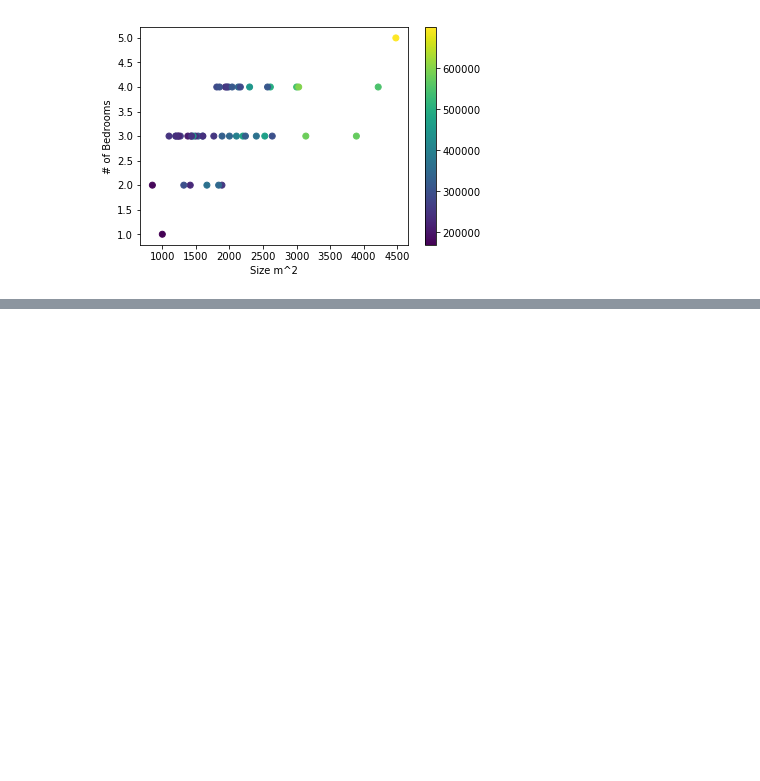
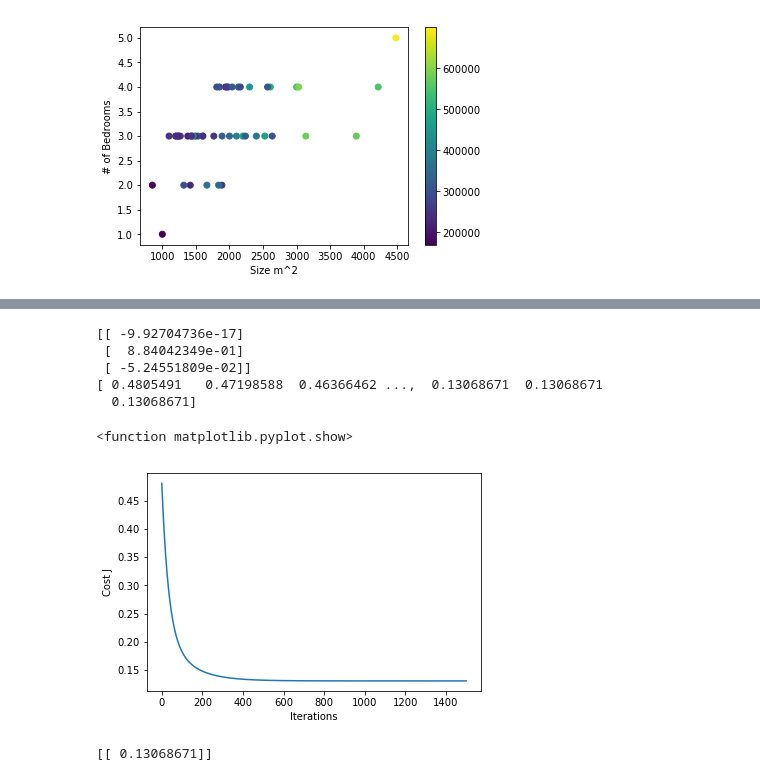
Before and after one commit to DhalAmaresh/MachineLearning-Coursera, a Jupyter notebook: LineraRegression-MultiVariable-CourseEra.ipynb, the cells around one changed output, grey strips where cells are left out. Drawn from its saved outputs; the diff is of its cells as text; code cells hidden in the pictures; blank space fills up the shorter version.

```diff
--- a/LineraRegression-MultiVariable-CourseEra.ipynb
+++ b/LineraRegression-MultiVariable-CourseEra.ipynb
@@ -108,0 +82,8 @@ array([ 2000.68085106,     3.17021277])
+# %%
+def h(X,Theta):
+    return np.dot(X,Theta)
+# %%
+def computeCost(X, y, Theta):
+    m = len(y)
+    err = ( h(X, Theta) - y)
+    return (1.0 / (2.0 * m)) * (np.dot(err.T,err))
@@ -108,0 +99,34 @@ array([ 2000.68085106,     3.17021277])
+# %%
+def gradientDescent(X, y,Theta, num_iters=1500):
+    alpha=0.01
+    m = y.size
+    J_history = np.zeros(num_iters)
+
+    for iter in np.arange(num_iters):
+        h = np.dot(X,Theta)
+        Theta = Theta - alpha*(1/m)*(X.T.dot(h-y))
+        J_history[iter] = computeCost(X, y, Theta)
+    return(Theta, J_history)
+# %%
+NewTheta , Cost_J = gradientDescent(X, y,initial_theta)
+# %%
+print(NewTheta)
+print(Cost_J)
+# %% [output]
+[[ -9.92704736e-17]
+ [  8.84042349e-01]
+ [ -5.24551809e-02]]
+[ 0.4805491   0.47198588  0.46366462 ...,  0.13068671  0.13068671
+  0.13068671]
+# %%
+plt.plot(Cost_J)
+plt.ylabel('Cost J')
+plt.xlabel('Iterations');
+plt.show
+# %% [output]
+<function matplotlib.pyplot.show>
+[figure, added]
+# %%
+print(computeCost(X, y, NewTheta))
+# %% [output]
+[[ 0.13068671]]
```
Also changed, not shown: parts of 11 cells of this notebook, 1 other file.
